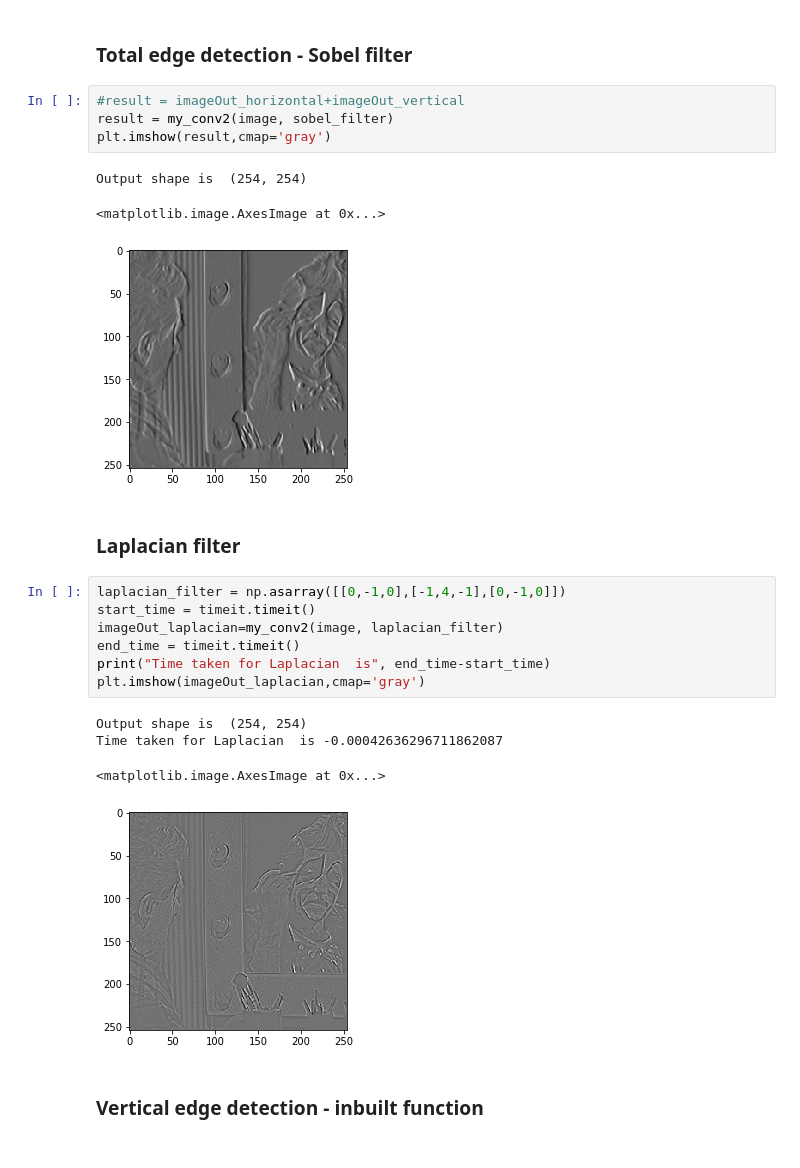
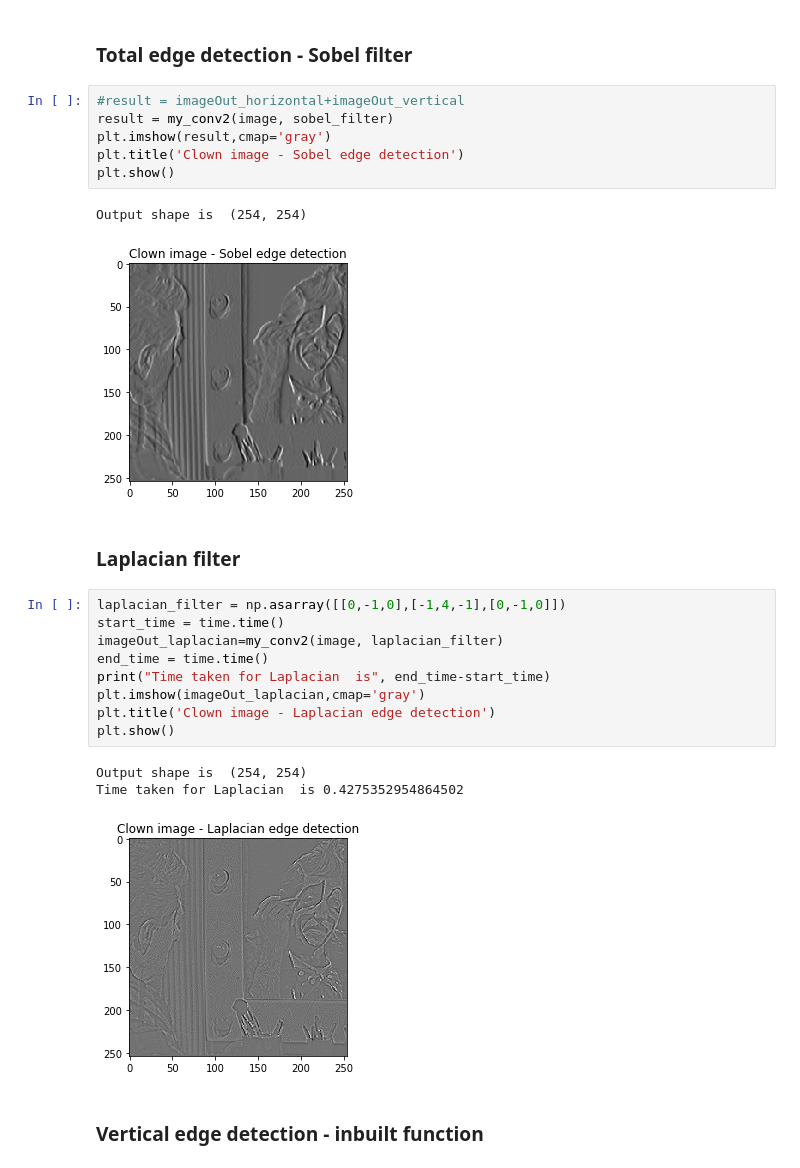
Before and after one commit to Sharath-Ramachandran/DeepLearningAssignments, a Jupyter notebook: Assignment1/Question3.ipynb, the cells around one changed output. Saved outputs shown, nothing was run; the diff lists cells and outputs as text.

```diff
--- a/Assignment1/Question3.ipynb
+++ b/Assignment1/Question3.ipynb
@@ -67,25 +70,27 @@ plt.imshow(imageOut_horizontal,cmap='gray')
 # %%
 #result = imageOut_horizontal+imageOut_vertical
 result = my_conv2(image, sobel_filter)
 plt.imshow(result,cmap='gray')
+plt.title('Clown image - Sobel edge detection')
+plt.show()
 # %% [output]
 Output shape is  (254, 254)
-<matplotlib.image.AxesImage at 0x...>
-[figure, old version]
+[figure, new version]
 # %% [markdown]
 ###  Laplacian filter
 # %%
 laplacian_filter = np.asarray([[0,-1,0],[-1,4,-1],[0,-1,0]])
-start_time = timeit.timeit()
+start_time = time.time()
 imageOut_laplacian=my_conv2(image, laplacian_filter)
-end_time = timeit.timeit()
+end_time = time.time()
 print("Time taken for Laplacian  is", end_time-start_time)
 plt.imshow(imageOut_laplacian,cmap='gray')
+plt.title('Clown image - Laplacian edge detection')
+plt.show()
 # %% [output]
 Output shape is  (254, 254)
-Time taken for Laplacian  is -0.00042636296711862087
+Time taken for Laplacian  is 0.4275352954864502
-<matplotlib.image.AxesImage at 0x...>
-[figure, old version]
+[figure, new version]
 # %% [markdown]
 ### Vertical edge detection - inbuilt function
 # %%
```
Also changed, not shown: parts of 9 cells of this notebook.
